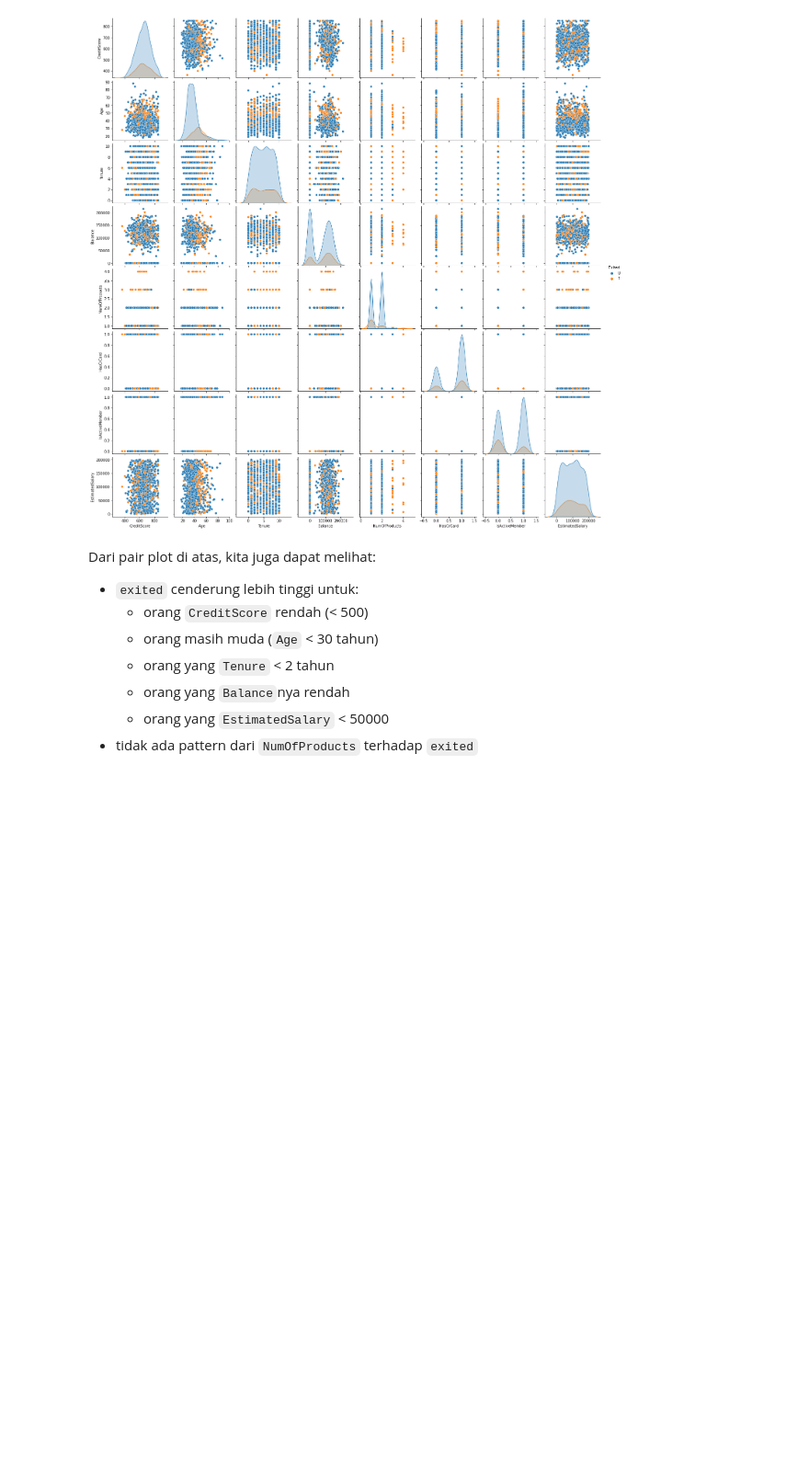
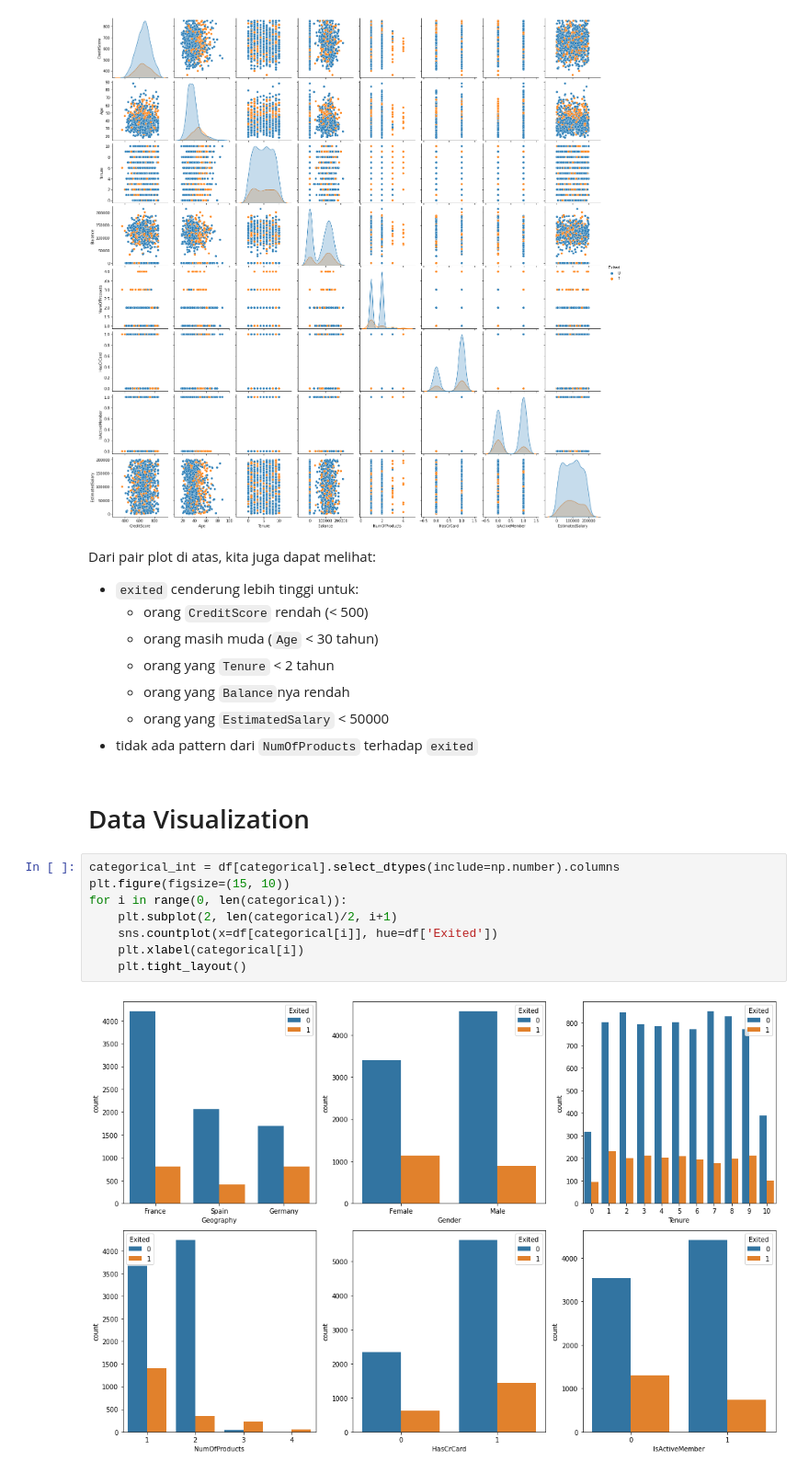
Before and after one commit to chakraskun/churn-modelling, a Jupyter notebook: eda_and_datviz.ipynb, the cells around one changed output. Shown at 92% size. Cells and saved outputs as stored; diff of their text form; blank space fills up the shorter version.

```diff
--- a/eda.ipynb
+++ b/eda_and_datviz.ipynb
@@ -210,3 +218,15 @@ Dari pair plot di atas, kita juga dapat melihat:
   - orang yang `Balance`nya rendah
   - orang yang `EstimatedSalary` < 50000
 * tidak ada pattern dari `NumOfProducts` terhadap `exited`
+# %% [markdown]
+# Data Visualization
+# %%
+categorical_int = df[categorical].select_dtypes(include=np.number).columns
+plt.figure(figsize=(15, 10))
+for i in range(0, len(categorical)):
+    plt.subplot(2, len(categorical)/2, i+1)
+    sns.countplot(x=df[categorical[i]], hue=df['Exited'])
+    plt.xlabel(categorical[i])
+    plt.tight_layout()
+# %% [output]
+[figure, added]
```
Also changed, not shown: parts of 4 cells of this notebook.
